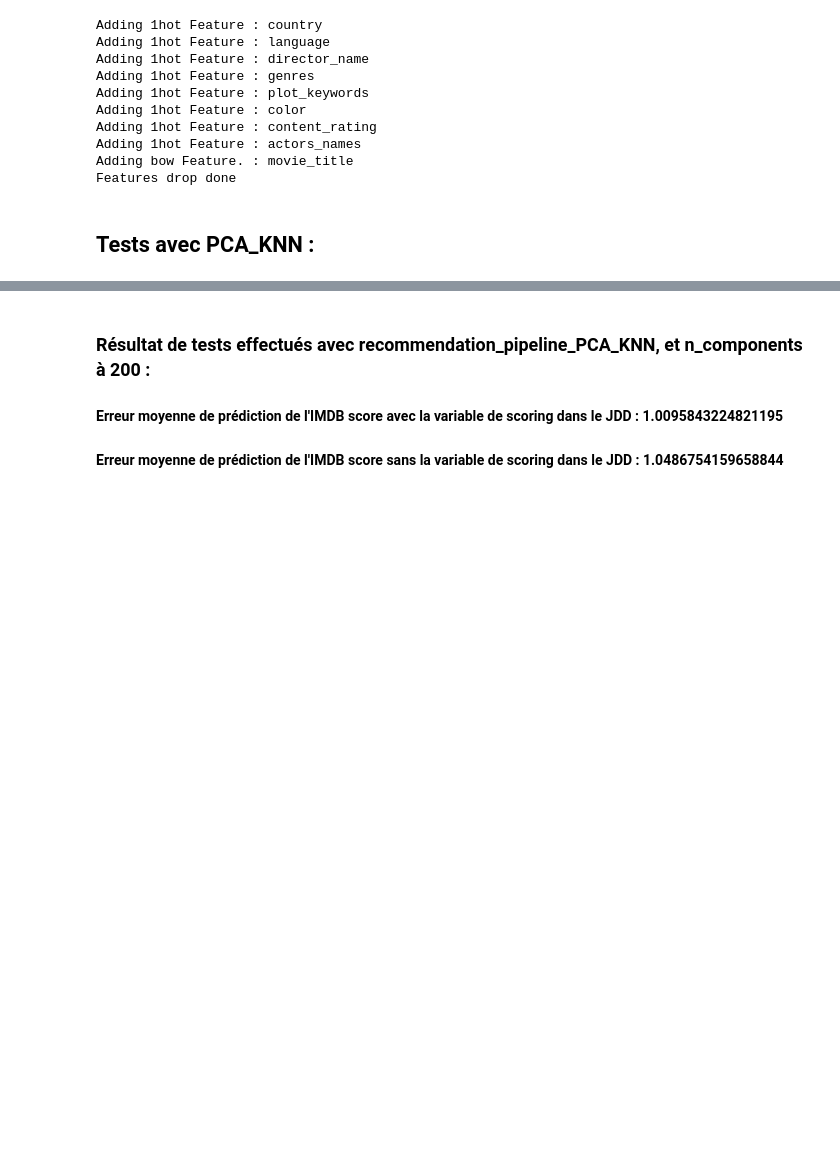
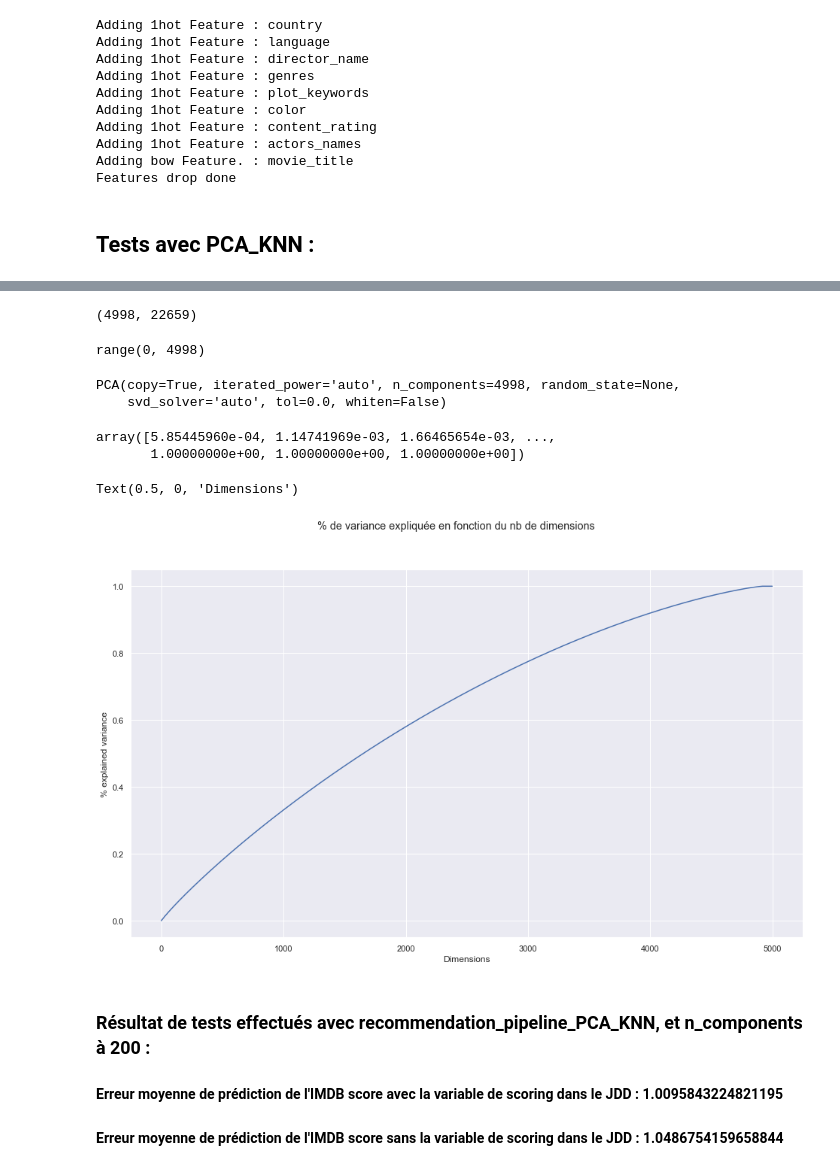
Before and after one commit to Severac/openclassrooms, a Jupyter notebook: PJ3/PJ3_modelisation.ipynb, the cells around one changed output, grey strips where cells are left out. Cells and saved outputs as stored; diff of their text form; code cells hidden in the pictures; blank space fills up the shorter version.

```diff
--- a/PJ3/PJ3_modelisation.ipynb
+++ b/PJ3/PJ3_modelisation.ipynb
@@ -1002,12 +1057,13 @@ recommendation_pipeline_PCA_KNN.fit(df_encoded, labels, KNN__df_encoded = df_enc
 # %%
-recommendation_pipeline_PCA_KNN = Pipeline([
-    ('features_droper', FeaturesDroper(features_todrop=['imdb_score'])),
-    ('standardscaler', preprocessing.StandardScaler()),
-    ('pca', decomposition.PCA(n_components=200)),
-    ('KNN', KNNTransform(knn_params =  {'n_neighbors':6, 'algorithm':'ball_tree', 'metric':'minkowski'})),
-    #('pipeline_final', PipelineFinal()),
-])
+if (EXECUTE_INTERMEDIATE_MODELS == True) :
+    recommendation_pipeline_PCA_KNN = Pipeline([
+        ('features_droper', FeaturesDroper(features_todrop=['imdb_score'])),
+        ('standardscaler', preprocessing.StandardScaler()),
+        ('pca', decomposition.PCA(n_components=200)),
+        ('KNN', KNNTransform(knn_params =  {'n_neighbors':6, 'algorithm':'ball_tree', 'metric':'minkowski'})),
+        #('pipeline_final', PipelineFinal()),
+    ])
 
-recommendation_pipeline_PCA_KNN.fit(df_encoded, labels)
-predictions = recommendation_pipeline_PCA_KNN.predict(df_encoded)
+    recommendation_pipeline_PCA_KNN.fit(df_encoded, labels)
+    predictions = recommendation_pipeline_PCA_KNN.predict(df_encoded)
 # %% [output]
@@ -1019,3 +1087,37 @@ Erreur moyenne de prédiction de l'IMDB score: 1.0531753089075517
+# %%
+# Centrage et Réduction
+std_scale = preprocessing.StandardScaler().fit(df_encoded)
+X_scaled = std_scale.transform(df_encoded)
+# %%
+X_scaled.shape
+# %% [output]
+(4998, 22659)
+# %%
+range(X_scaled.shape[0])
+# %% [output]
+range(0, 4998)
+# %%
+# Calcul des composantes principales
+pca = decomposition.PCA(n_components=4998)
+pca.fit(X_scaled)
+# %% [output]
+PCA(copy=True, iterated_power='auto', n_components=4998, random_state=None,
+    svd_solver='auto', tol=0.0, whiten=False)
+# %%
+
+pca.explained_variance_ratio_.cumsum()
+# %% [output]
+array([5.85445960e-04, 1.14741969e-03, 1.66465654e-03, ...,
+       1.00000000e+00, 1.00000000e+00, 1.00000000e+00])
+# %%
+fig = plt.figure()
+fig.suptitle('% de variance expliquée en fonction du nb de dimensions')
+plt.plot(range(X_scaled.shape[0]), pca.explained_variance_ratio_.cumsum())
+plt.ylabel("% explained variance")
+plt.xlabel("Dimensions")
+# %% [output]
+Text(0.5, 0, 'Dimensions')
+[figure, added]
 # %% [markdown]
 ### Résultat de tests effectués avec recommendation_pipeline_PCA_KNN, et n_components à 200 :
  #### Erreur moyenne de prédiction de l'IMDB score avec la variable de scoring dans le JDD : 1.0095843224821195
```
Also changed, not shown: parts of 13 cells of this notebook, 1 other file.
